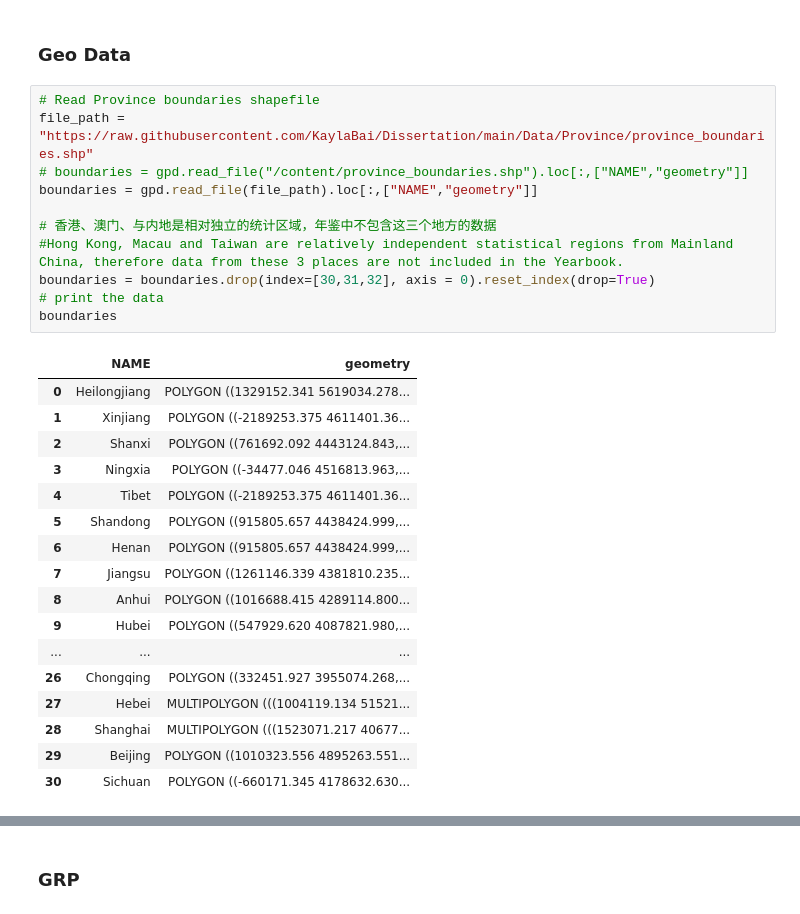
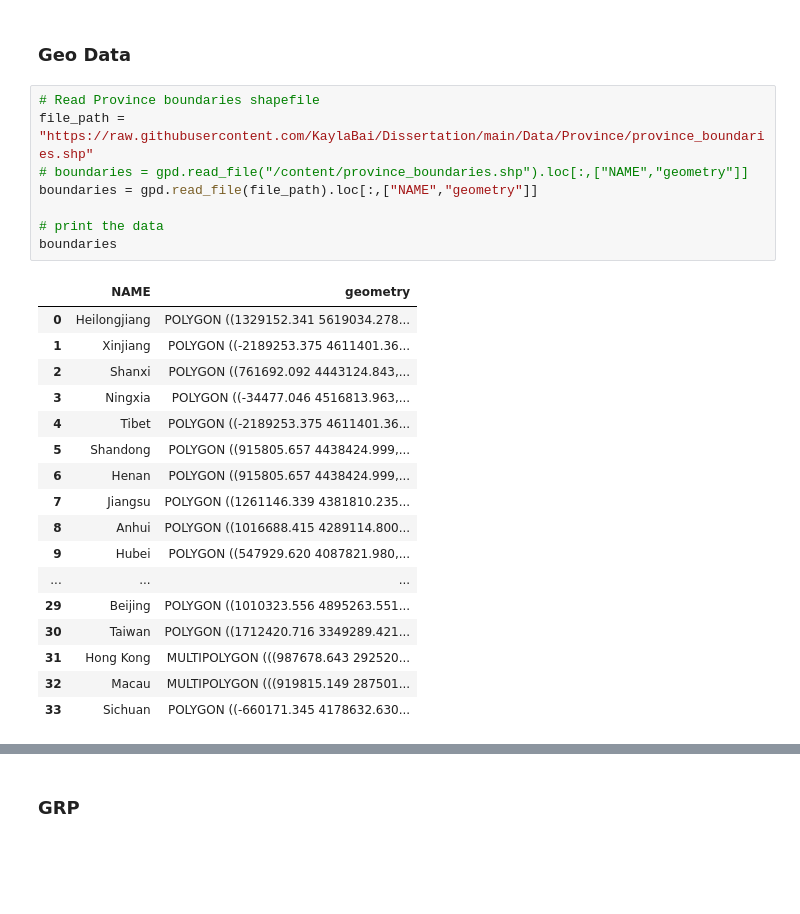
Before and after one commit to KaylaBai/Dissertation, a Jupyter notebook: Dissertation.ipynb, the cells around one changed output, grey strips where cells are left out. Saved outputs shown, nothing was run; the diff lists cells and outputs as text; blank space fills up the shorter version.

```diff
--- a/Dissertation.ipynb
+++ b/Dissertation.ipynb
@@ -117,29 +117,26 @@ import matplotlib.pyplot as plt
 # %%
 # Read Province boundaries shapefile
 file_path = "https://raw.githubusercontent.com/KaylaBai/Dissertation/main/Data/Province/province_boundaries.shp"
 # boundaries = gpd.read_file("/content/province_boundaries.shp").loc[:,["NAME","geometry"]]
 boundaries = gpd.read_file(file_path).loc[:,["NAME","geometry"]]
 
-# 香港、澳门、与内地是相对独立的统计区域，年鉴中不包含这三个地方的数据
-#Hong Kong, Macau and Taiwan are relatively independent statistical regions from Mainland China, therefore data from these 3 places are not included in the Yearbook.
-boundaries = boundaries.drop(index=[30,31,32], axis = 0).reset_index(drop=True)
 # print the data
 boundaries
 # %% [output]
 |  | NAME | geometry |
 | 0 | Heilongjiang | POLYGON ((1329152.341 5619034.278... |
 | 1 | Xinjiang | POLYGON ((-2189253.375 4611401.36... |
 | 2 | Shanxi | POLYGON ((761692.092 4443124.843,... |
 | 3 | Ningxia | POLYGON ((-34477.046 4516813.963,... |
 | 4 | Tibet | POLYGON ((-2189253.375 4611401.36... |
 | 5 | Shandong | POLYGON ((915805.657 4438424.999,... |
 | 6 | Henan | POLYGON ((915805.657 4438424.999,... |
 | 7 | Jiangsu | POLYGON ((1261146.339 4381810.235... |
 | 8 | Anhui | POLYGON ((1016688.415 4289114.800... |
 | 9 | Hubei | POLYGON ((547929.620 4087821.980,... |
 | ... | ... | ... |
-| 26 | Chongqing | POLYGON ((332451.927 3955074.268,... |
-| 27 | Hebei | MULTIPOLYGON (((1004119.134 51521... |
-| 28 | Shanghai | MULTIPOLYGON (((1523071.217 40677... |
 | 29 | Beijing | POLYGON ((1010323.556 4895263.551... |
-| 30 | Sichuan | POLYGON ((-660171.345 4178632.630... |
+| 30 | Taiwan | POLYGON ((1712420.716 3349289.421... |
+| 31 | Hong Kong | MULTIPOLYGON (((987678.643 292520... |
+| 32 | Macau | MULTIPOLYGON (((919815.149 287501... |
+| 33 | Sichuan | POLYGON ((-660171.345 4178632.630... |
```
Also changed, not shown: parts of 11 cells of this notebook.
